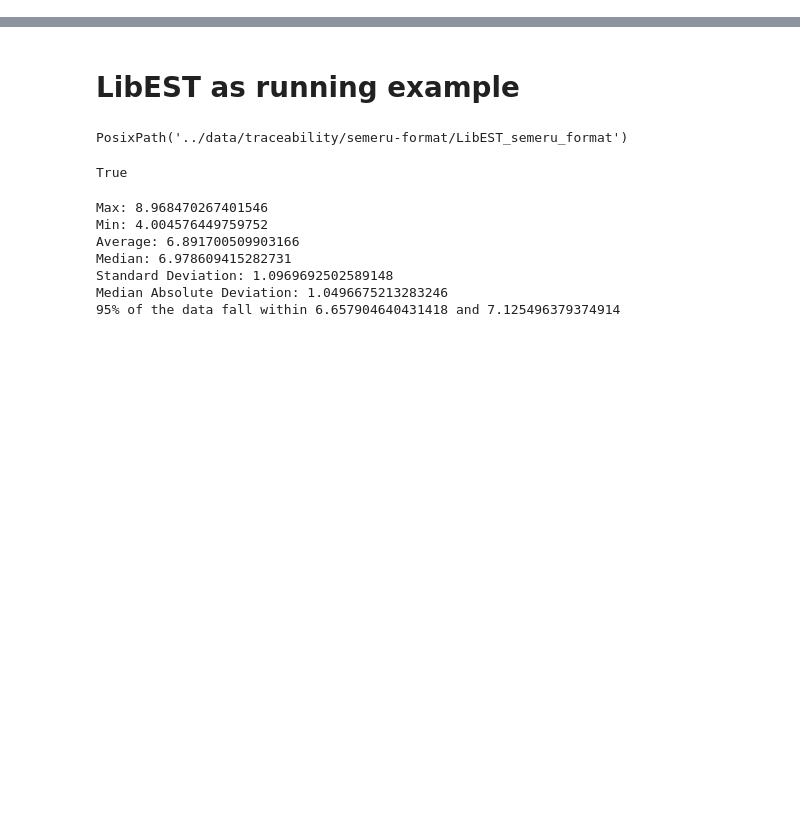
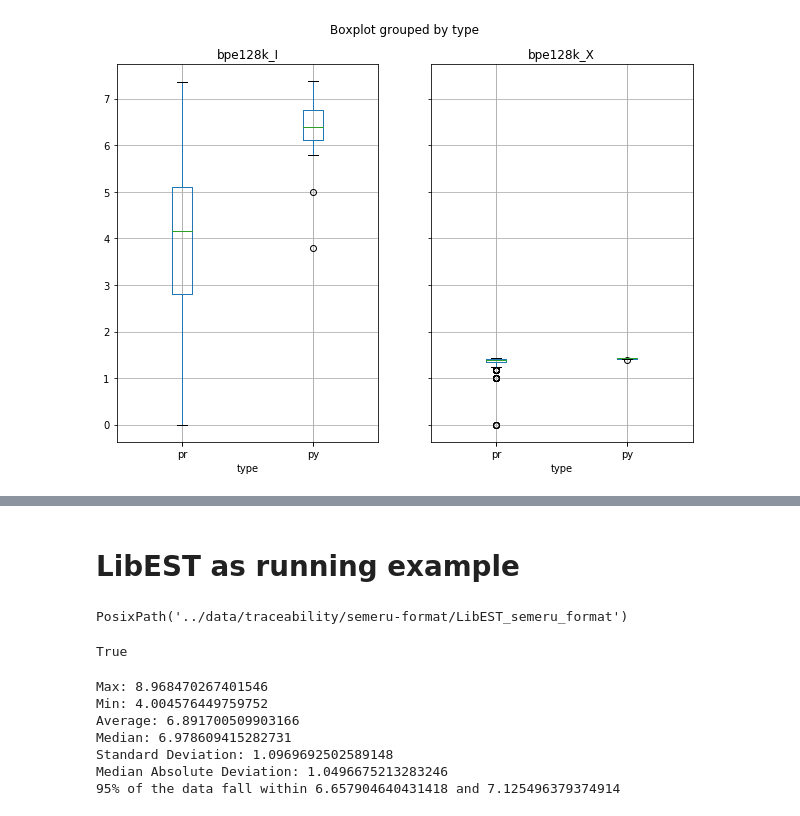
Before and after one commit to WM-SEMERU/ds4se, a Jupyter notebook: nbs/1.1_exp.info.ipynb, the cells around one changed output, grey strips where cells are left out. Cells and saved outputs as stored; diff of their text form; code cells hidden in the pictures; blank space fills up the shorter version.

```diff
--- a/nbs/1.1_exp.info.ipynb
+++ b/nbs/1.1_exp.info.ipynb
@@ -467,0 +262,2 @@ assert(entropies == 3.0296582083376578)
+# %%
+df_all_dataset.dropna( inplace = True ) #empty files are not considered
@@ -467,0 +306,2 @@ assert(entropies == 3.0296582083376578)
+# %%
+df_all_dataset['bpe128k'] = prep.bpe_pieces_pipeline( df_all_dataset['text'].values ) #BPE Preprocessing
@@ -467,0 +397,2 @@ assert(entropies == 3.0296582083376578)
+# %%
+df_energy_model = compute_entropy_extropy(df_all_dataset,prep,columns=['bpe128k'])
@@ -467,0 +428,2 @@ assert(entropies == 3.0296582083376578)
+# %%
+energy_metrics = ['bpe128k_I','bpe128k_X']
@@ -467,0 +454,4 @@ assert(entropies == 3.0296582083376578)
+# %%
+boxplot = df_energy_model.boxplot(by='type',column=energy_metrics,figsize=[10, 7])
+# %% [output]
+[figure, added]
```
Also changed, not shown: parts of 113 cells of this notebook, 6 other files.
